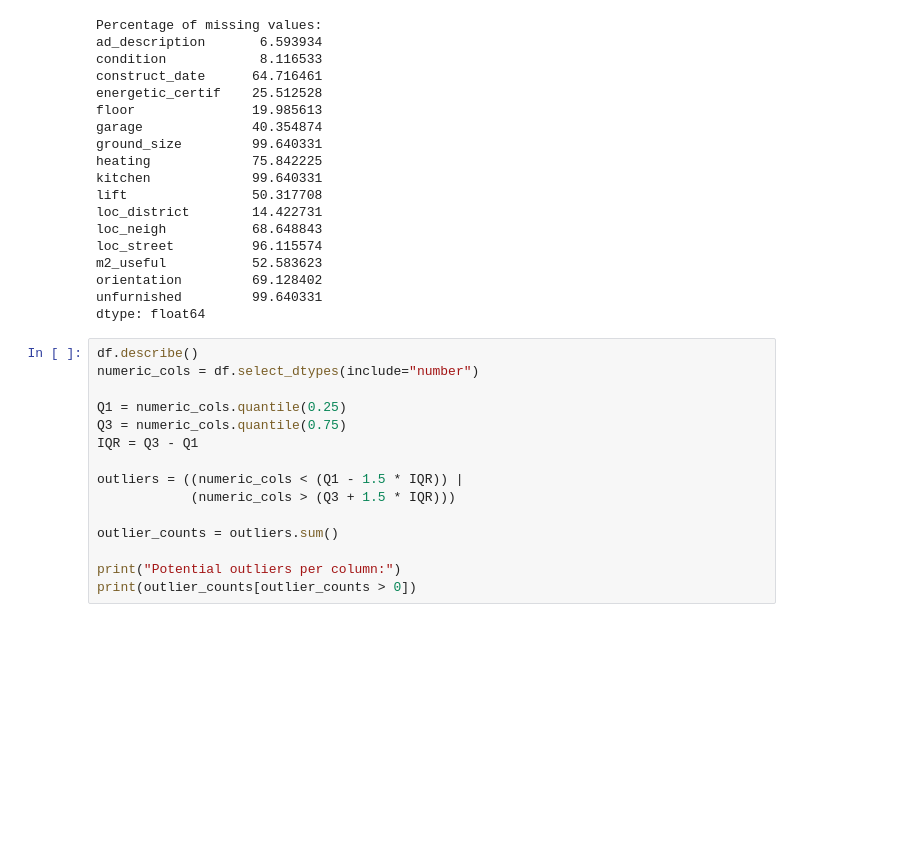
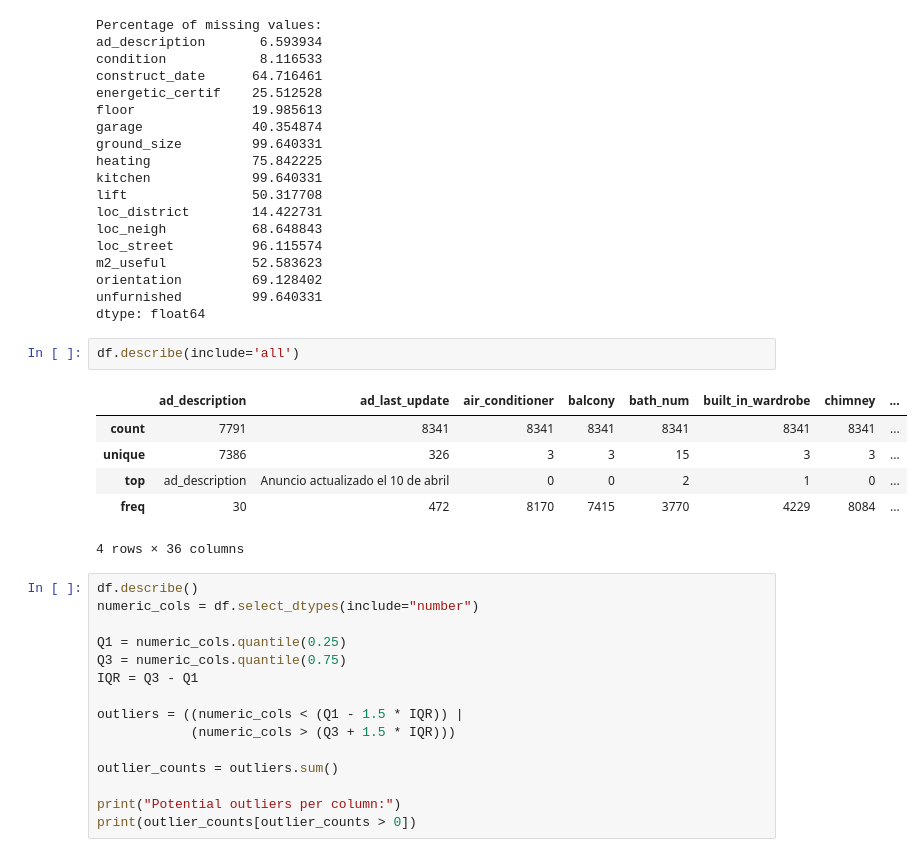
Before and after one commit to pauladata13/dataExploratory-, a Jupyter notebook: task_2.4_EDA_Housing_coruna.ipynb, the cells around one changed output. Cells and saved outputs as stored; diff of their text form; blank space fills up the shorter version.

```diff
--- a/task_2.4_EDA_Housing_coruna.ipynb
+++ b/task_2.4_EDA_Housing_coruna.ipynb
@@ -143,6 +143,15 @@ m2_useful           52.583623
 orientation         69.128402
 unfurnished         99.640331
 dtype: float64
+# %%
+df.describe(include='all')
+# %% [output]
+|  | ad_description | ad_last_update | air_conditioner | balcony | bath_num | built_in_wardrobe | chimney | ... |
+| count | 7791 | 8341 | 8341 | 8341 | 8341 | 8341 | 8341 | ... |
+| unique | 7386 | 326 | 3 | 3 | 15 | 3 | 3 | ... |
+| top | ad_description | Anuncio actualizado el 10 de abril | 0 | 0 | 2 | 1 | 0 | ... |
+| freq | 30 | 472 | 8170 | 7415 | 3770 | 4229 | 8084 | ... |
+4 rows × 36 columns
 # %%
 df.describe()
 numeric_cols = df.select_dtypes(include="number")
```
Also changed, not shown: parts of 4 cells of this notebook.
